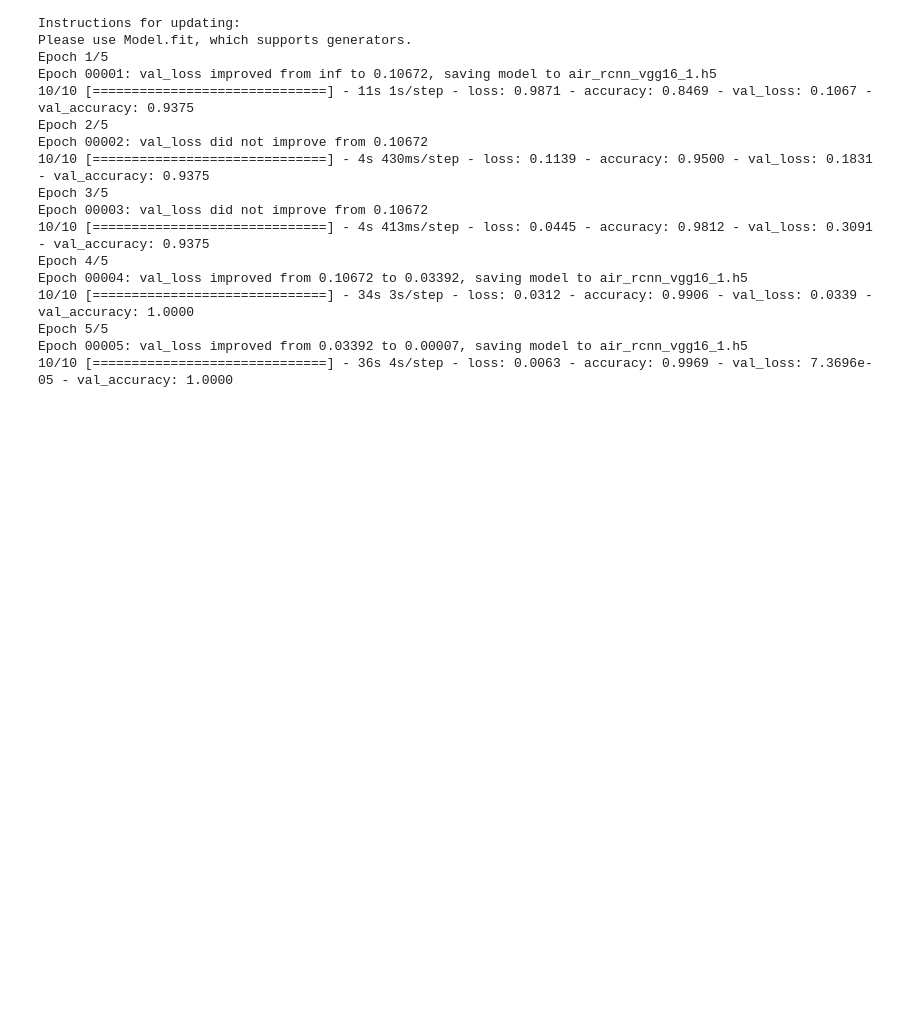
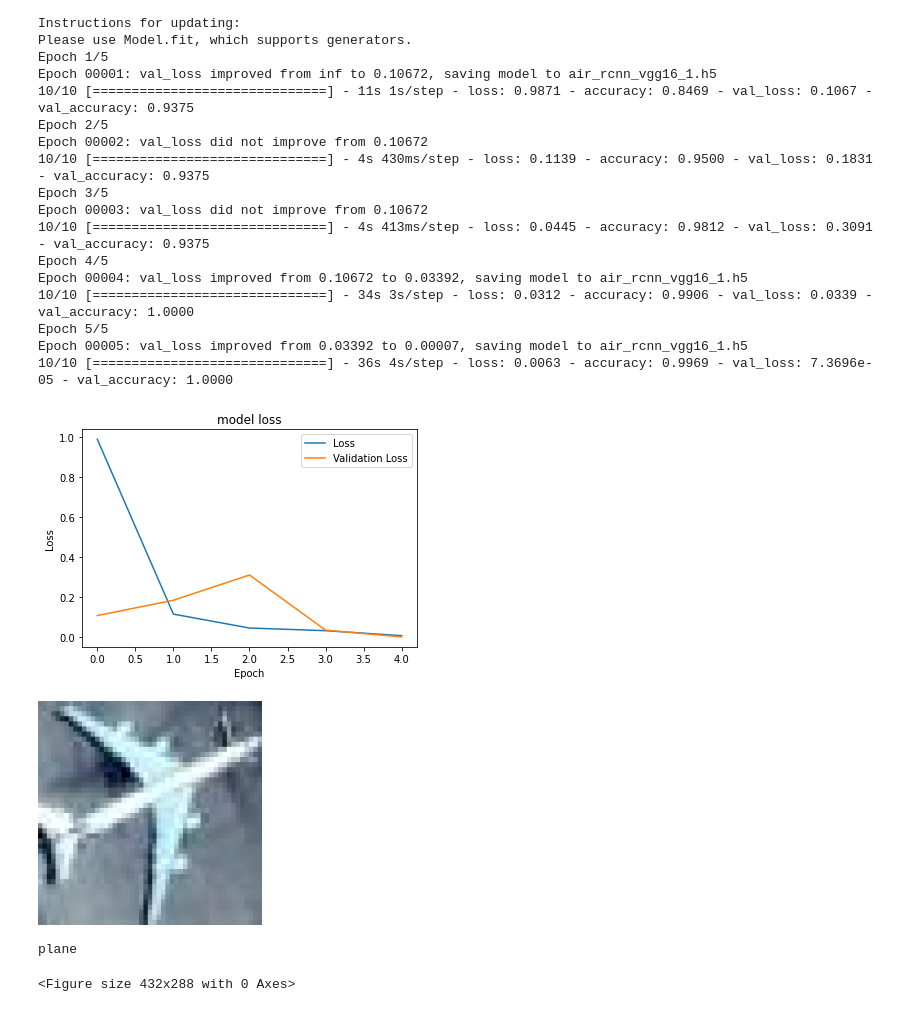
Before and after one commit to ramjv/RCNN, a Jupyter notebook: RCNN.ipynb, the cells around one changed output. Drawn from its saved outputs; the diff is of its cells as text; code cells hidden in the pictures; blank space fills up the shorter version.

```diff
--- a/RCNN.ipynb
+++ b/RCNN.ipynb
@@ -244,3 +244,27 @@ Epoch 00004: val_loss improved from 0.10672 to 0.03392, saving model to air_rcnn
 Epoch 5/5
 Epoch 00005: val_loss improved from 0.03392 to 0.00007, saving model to air_rcnn_vgg16_1.h5
 10/10 [==============================] - 36s 4s/step - loss: 0.0063 - accuracy: 0.9969 - val_loss: 7.3696e-05 - val_accuracy: 1.0000
+# %%
+import matplotlib.pyplot as plt
+plt.plot(hist.history['loss'])
+plt.plot(hist.history['val_loss'])
+plt.title("model loss")
+plt.ylabel("Loss")
+plt.xlabel("Epoch")
+plt.legend(["Loss","Validation Loss"])
+plt.show()
+plt.savefig('chart loss.png')
+
+im = X_test[6]
+cv2_imshow(im)
+img = np.expand_dims(im, axis=0)
+out= model_final.predict(img)
+if out[0][0] > out[0][1]:
+    print("plane")
+else:
+    print("not plane")
+# %% [output]
+[figure, added]
+[figure, added]
+plane
+<Figure size 432x288 with 0 Axes>
```
